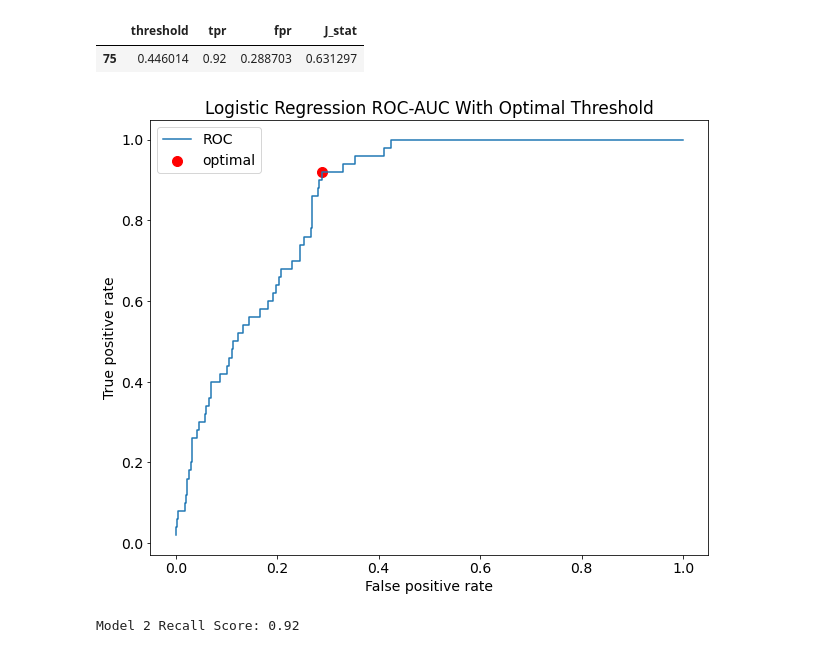
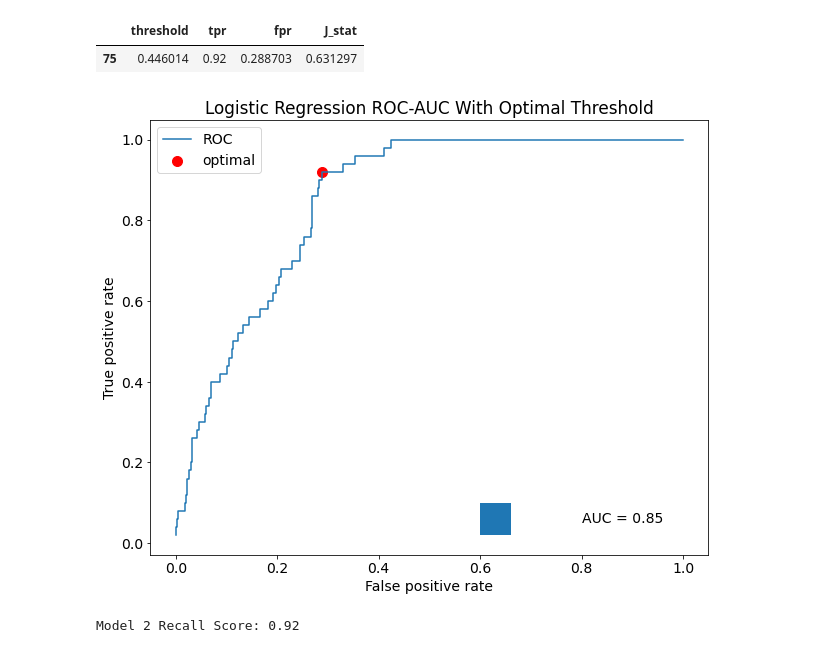
Before and after one commit to jordanate/machine-learning-classification, a Jupyter notebook: stroke-machine-learning-classification.ipynb, the cells around one changed output. Cells and saved outputs as stored; diff of their text form; code cells hidden in the pictures.

```diff
--- a/stroke-machine-learning-classification.ipynb
+++ b/stroke-machine-learning-classification.ipynb
@@ -462,14 +462,17 @@ optimal_thresh
 # %%
 # Creating a visualization to mark the tpr and fpr values at the optimal threshold
 fig, ax = plt.subplots(figsize = (10,8))
 thresh_df.plot(x = 'fpr', y = 'tpr', ax = ax, label = 'ROC')
 optimal_thresh.plot.scatter(x = 'fpr', y = 'tpr', c ='r', s = 100, ax = ax, label = 'optimal' )
+ax.annotate(text = 'AUC = 0.85', xy = (0.8, .05))
+rectangle = plt.Rectangle((0.6, 0.02), 0.06, 0.08)
+plt.gca().add_patch(rectangle)
 ax.set_ylabel('True positive rate')
 ax.set_xlabel('False positive rate')
 ax.set_title('Logistic Regression ROC-AUC With Optimal Threshold')
 plt.show()
 # %% [output]
-[figure, old version]
+[figure, new version]
 # %%
 # Calculating y predictions using the optimal threshold
 thresh = optimal_thresh['threshold'].values
```
